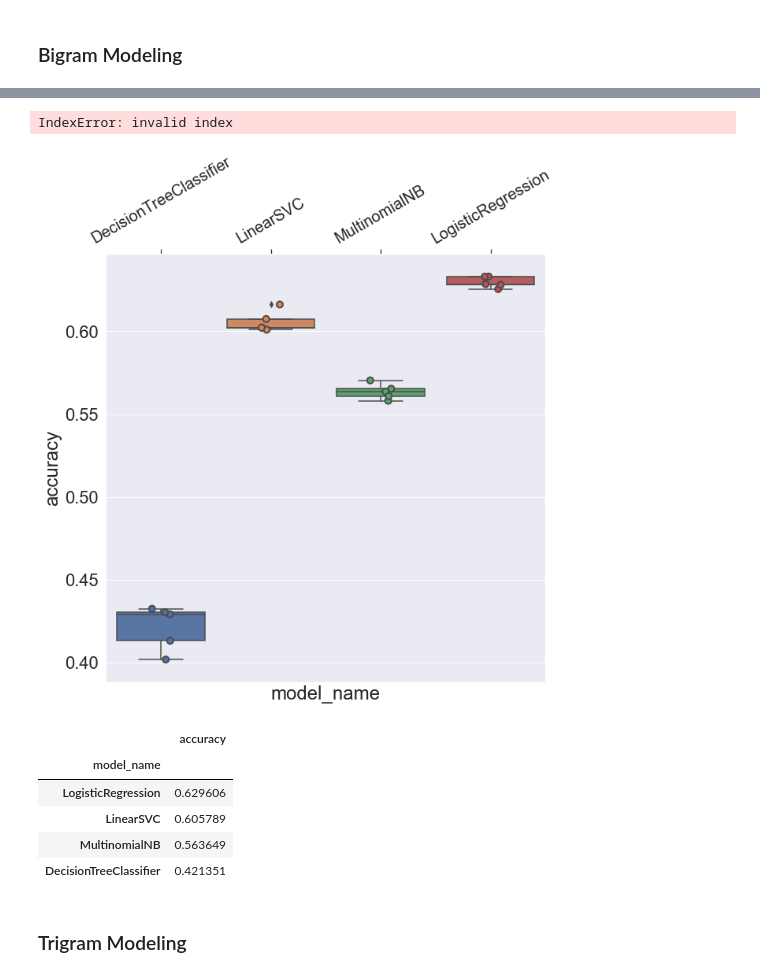
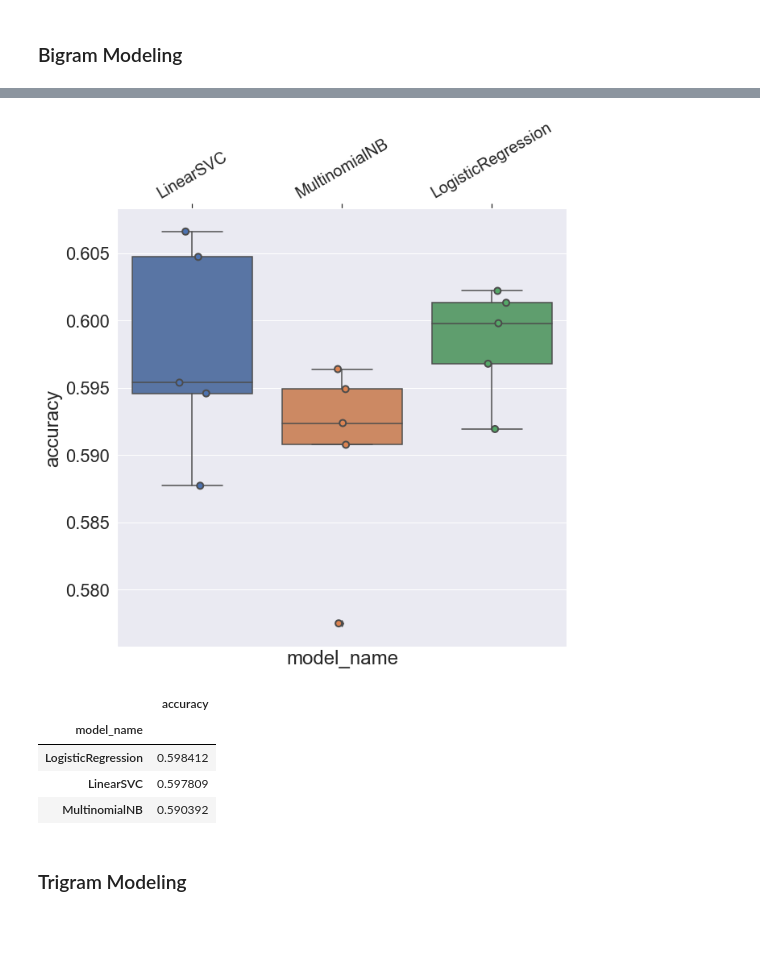
Before and after one commit to kylegilde/D620-Web-Analytics, a Jupyter notebook: Final Project/multi-class-text-classification.ipynb, the cells around one changed output, grey strips where cells are left out. Cells and saved outputs as stored; diff of their text form; code cells hidden in the pictures; blank space fills up the shorter version.

```diff
--- a/Final Project/multi-class-text-classification.ipynb
+++ b/Final Project/multi-class-text-classification.ipynb
@@ -345,18 +347,13 @@ plot_most_correlated_tokens(bigram_dtm, bigram_feature_names)
 # %%
-# bigram_cv_results = perform_cross_val(models, bigram_dtm[X_train_indices, ], y_train)
-bigram_dtm[X_train_indices, ]
+bigram_cv_results = perform_cross_val(models, bigram_dtm[X_train_indices, ], y_train)
+plot_cv_results(bigram_cv_results)
 # %% [output]
-IndexError: invalid index
+[figure, added]
+|  | accuracy |
+| model_name |  |
+| LogisticRegression | 0.598412 |
+| LinearSVC | 0.597809 |
+| MultinomialNB | 0.590392 |
-# %%
-plot_cv_results(bigram_cv_results)
-# %% [output]
-[figure, removed]
-|  | accuracy |
-| model_name |  |
-| LogisticRegression | 0.629606 |
-| LinearSVC | 0.605789 |
-| MultinomialNB | 0.563649 |
-| DecisionTreeClassifier | 0.421351 |
 # %% [markdown]
 ### Trigram Modeling
 # %%
```
Also changed, not shown: parts of 8 cells of this notebook.
